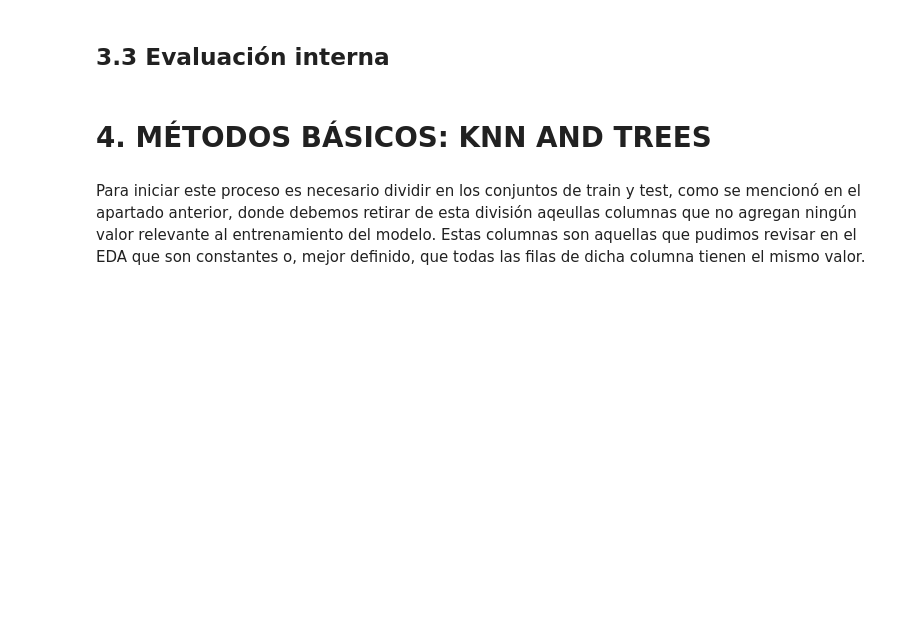
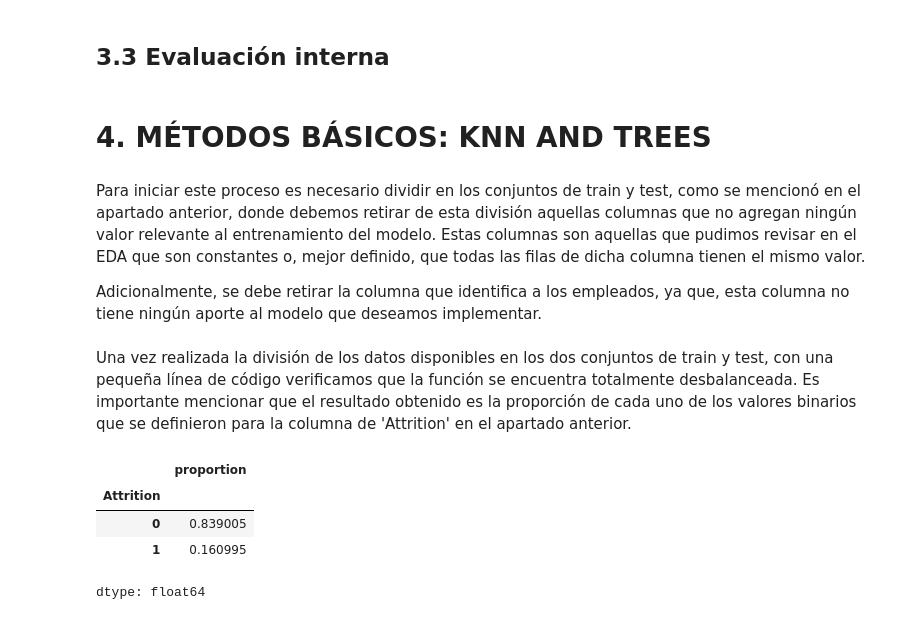
Before and after one commit to 100477706/Proyecto_Aprendizaje, a Jupyter notebook: predicciones.ipynb, the cells around one changed output. Cells and saved outputs as stored; diff of their text form; code cells hidden in the pictures; blank space fills up the shorter version.

```diff
--- a/predicciones.ipynb
+++ b/predicciones.ipynb
@@ -214,4 +223,26 @@ Sabiendo esto, entonces debemos determinar los modelos que se van a evaluar y cu
 # %% [markdown]
 # **4. MÉTODOS BÁSICOS: KNN AND TREES**
 # %% [markdown]
-Para iniciar este proceso es necesario dividir en los conjuntos de train y test, como se mencionó en el apartado anterior, donde debemos retirar de esta división aqeullas columnas que no agregan ningún valor relevante al entrenamiento del modelo. Estas columnas son aquellas que pudimos revisar en el EDA que son constantes o, mejor definido, que todas las filas de dicha columna tienen el mismo valor.
+Para iniciar este proceso es necesario dividir en los conjuntos de train y test, como se mencionó en el apartado anterior, donde debemos retirar de esta división aquellas columnas que no agregan ningún valor relevante al entrenamiento del modelo. Estas columnas son aquellas que pudimos revisar en el EDA que son constantes o, mejor definido, que todas las filas de dicha columna tienen el mismo valor.
+
+Adicionalmente, se debe retirar la columna que identifica a los empleados, ya que, esta columna no tiene ningún aporte al modelo que deseamos implementar.
+# %%
+# Quitamos columnas irrelevantes
+X = df.drop(columns = ['Attrition', 'EmployeeCount', 'Over18', 'StandardHours', 'EmployeeID'])
+# Como la variable 'Attrition' es YES o NO, entonces la convertimos a un valor
+# binario para el modelo
+y = df['Attrition'].map({'Yes': 1, 'No': 0})
+
+# Hacemos la división entre train y test
+X_train, X_test, y_train, y_test = train_test_split(
+    X, y, test_size=0.33, stratify=y, random_state=42)
+# %% [markdown]
+Una vez realizada la división de los datos disponibles en los dos conjuntos de train y test, con una pequeña línea de código verificamos que la función se encuentra totalmente desbalanceada. Es importante mencionar que el resultado obtenido es la proporción de cada uno de los valores binarios que se definieron para la columna de 'Attrition' en el apartado anterior.
+# %%
+y_train.value_counts(normalize=True)
+# %% [output]
+|  | proportion |
+| Attrition |  |
+| 0 | 0.839005 |
+| 1 | 0.160995 |
+dtype: float64
```
Also changed, not shown: parts of 2 cells of this notebook.
